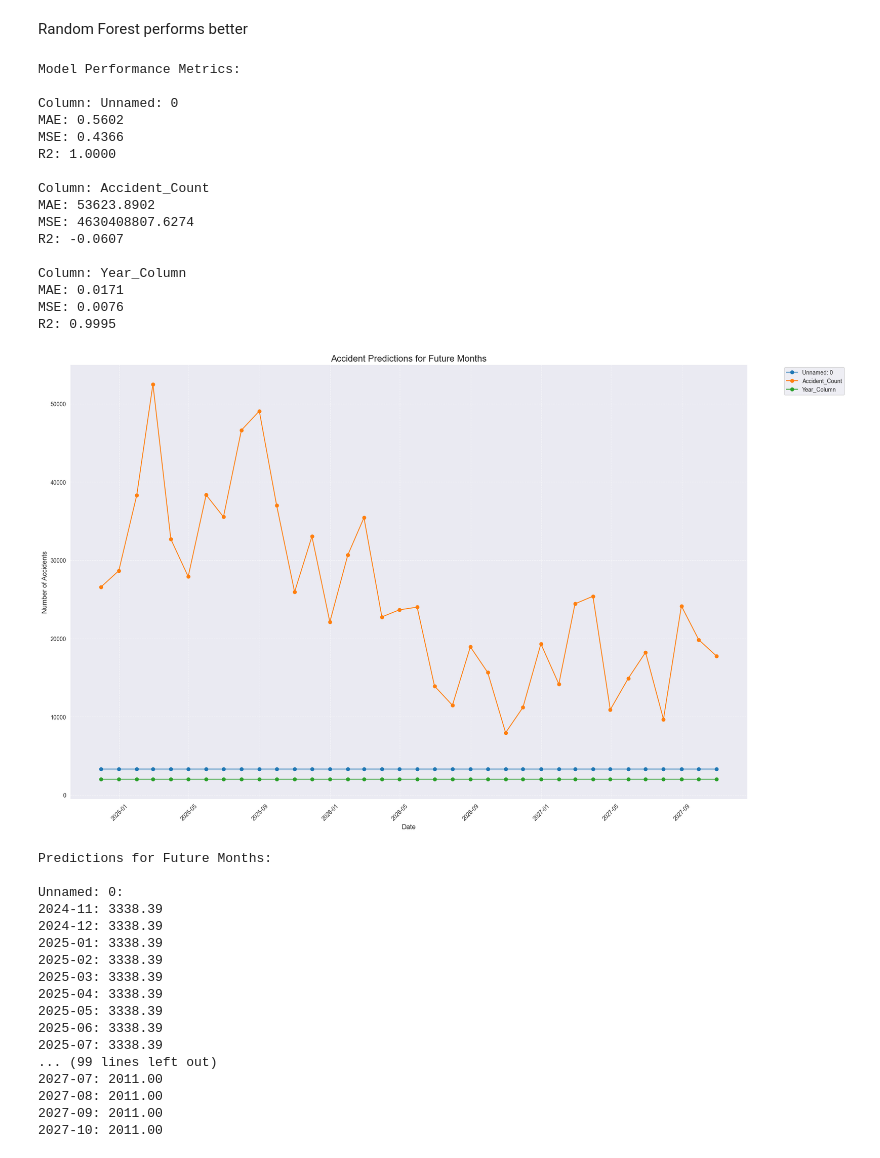
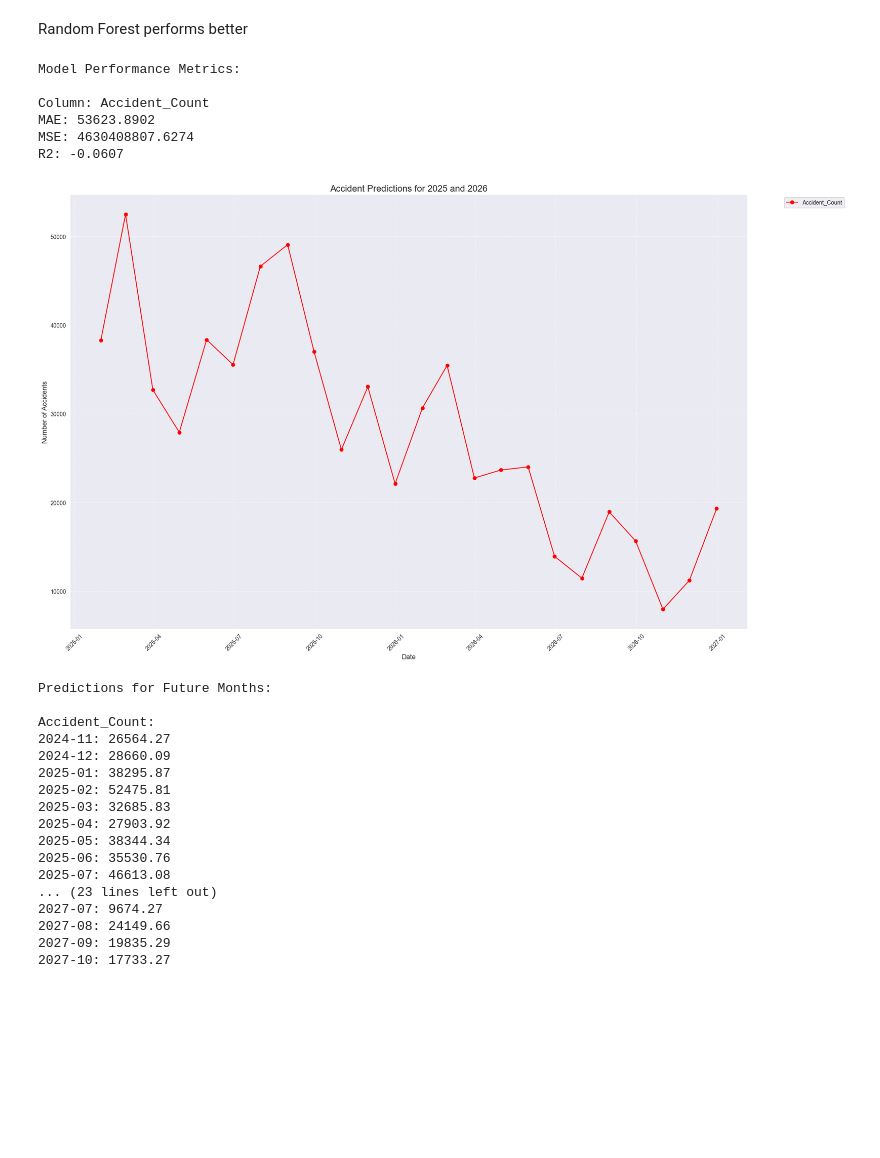
Before and after one commit to TheHessianBo/Traffic-Accidents-Germany, a Jupyter notebook: Traffic Accidents ML.ipynb, the cells around one changed output. Drawn from its saved outputs; the diff is of its cells as text; code cells hidden in the pictures; blank space fills up the shorter version.

```diff
--- a/Traffic Accidents ML.ipynb
+++ b/Traffic Accidents ML.ipynb
@@ -168,9 +168,9 @@ from sklearn.metrics import mean_absolute_error, mean_squared_error, r2_score
 import matplotlib.pyplot as plt
 
 def prepare_data(df):
-    """Prepares time series sequences for training."""
+    """Prepares time series sequences for training, excluding 'Unnamed' and 'Year' columns."""
     df['Date'] = pd.to_datetime(df['Date'])
-    numeric_columns = df.select_dtypes(include=[np.number]).columns.tolist()
+    numeric_columns = [col for col in df.select_dtypes(include=[np.number]).columns if 'Unnamed' not in col and 'Year' not in col]
 
     features = []
     for column in numeric_columns:
@@ -236,13 +236,18 @@ def predict_future_months(df, models, num_months=36):
     return predictions
 
 def plot_predictions(predictions, future_dates):
-    """Plots predictions over future months."""
+    """Plots predictions for 2025 and 2026 only."""
     plt.figure(figsize=(20, 12))
 
+    # Filter dates for 2025 and 2026
+    mask = (future_dates.year >= 2025) & (future_dates.year <= 2026)
+    filtered_dates = future_dates[mask]
+
     for column, pred_values in predictions.items():
-        plt.plot(future_dates, pred_values, label=column, marker='o')
+        filtered_values = np.array(pred_values)[mask]  # Filter corresponding predictions
+        plt.plot(filtered_dates, filtered_values, label=column, marker='o', color="red")
 
-    plt.title('Accident Predictions for Future Months', fontsize=16)
+    plt.title('Accident Predictions for 2025 and 2026', fontsize=16)
     plt.xlabel('Date', fontsize=12)
     plt.ylabel('Number of Accidents', fontsize=12)
     plt.legend(bbox_to_anchor=(1.05, 1), loc='upper left')
@@ -255,64 +260,55 @@ def main(file_path):
     """Loads data, trains models, makes predictions, and plots results."""
     df = pd.read_csv(file_path)
     df['Date'] = pd.to_datetime(df['Date'])
+    df = df.loc[:, ~df.columns.str.contains('Unnamed')]  # Remove unnamed columns
 
     features, _ = prepare_data(df)
     models = train_random_forest_models(features)
 
     print("Model Performance Metrics:")
     for column, model_info in models.items():
         print(f"\nColumn: {column}")
         for metric, value in model_info['metrics'].items():
             print(f"{metric}: {value:.4f}")
 
     last_date = df['Date'].max()
-    future_dates = pd.date_range(start=last_date + pd.Timedelta(days=1), periods=36, freq='M')
+    future_dates = pd.date_range(start=last_date + pd.Timedelta(days=1), periods=36, freq='ME')
 
     predictions = predict_future_months(df, models, num_months=36)
     plot_predictions(predictions, future_dates)
 
     print("\nPredictions for Future Months:")
     for column, pred_values in predictions.items():
         print(f"\n{column}:")
         for date, value in zip(future_dates, pred_values):
             print(f"{date.strftime('%Y-%m')}: {value:.2f}")
 
     return predictions
 
 # Run the main function
 predictions = main('cleaned_traffic_accidents_with_separate_year.csv')
 # %% [output]
 Model Performance Metrics:
-
-Column: Unnamed: 0
-MAE: 0.5602
-MSE: 0.4366
-R2: 1.0000
 
 Column: Accident_Count
 MAE: 53623.8902
 MSE: 4630408807.6274
 R2: -0.0607
-
-Column: Year_Column
-MAE: 0.0171
-MSE: 0.0076
-R2: 0.9995
-[figure, old version]
+[figure, new version]
 Predictions for Future Months:
 
-Unnamed: 0:
-2024-11: 3338.39
-2024-12: 3338.39
-2025-01: 3338.39
-2025-02: 3338.39
-2025-03: 3338.39
-2025-04: 3338.39
-2025-05: 3338.39
-2025-06: 3338.39
-2025-07: 3338.39
-... (99 lines left out)
-2027-07: 2011.00
-2027-08: 2011.00
-2027-09: 2011.00
-2027-10: 2011.00
+Accident_Count:
+2024-11: 26564.27
+2024-12: 28660.09
+2025-01: 38295.87
+2025-02: 52475.81
+2025-03: 32685.83
+2025-04: 27903.92
+2025-05: 38344.34
+2025-06: 35530.76
+2025-07: 46613.08
+... (23 lines left out)
+2027-07: 9674.27
+2027-08: 24149.66
+2027-09: 19835.29
+2027-10: 17733.27
```
Also changed, not shown: 2 other files.
